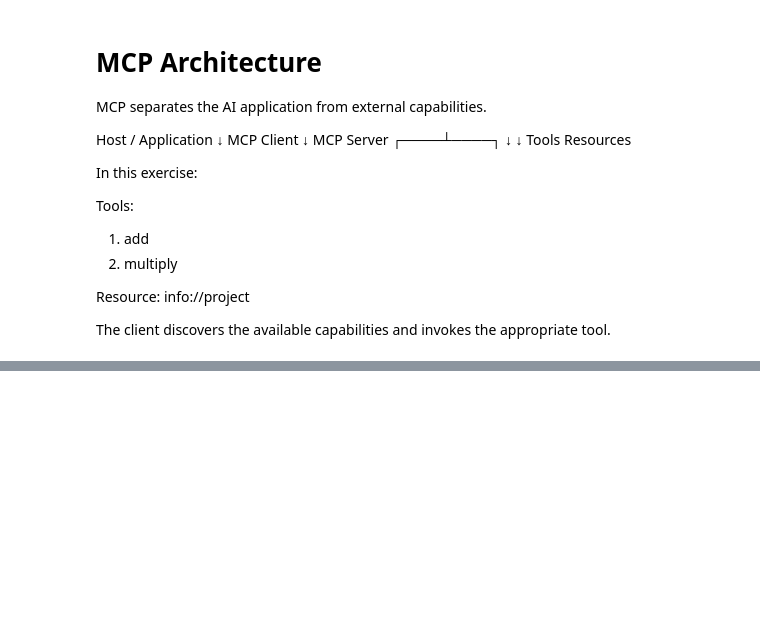
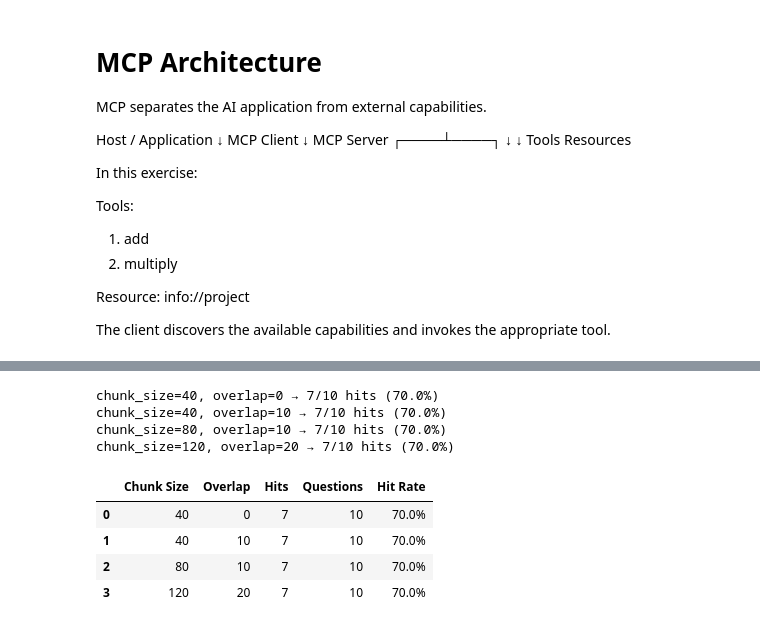
Before and after one commit to arunhari5342-afk/ai-learning, a Jupyter notebook: week3/03_memory_rag_mcp.ipynb, the cells around one changed output, grey strips where cells are left out. Cells and saved outputs as stored; diff of their text form; code cells hidden in the pictures; blank space fills up the shorter version.

```diff
--- a/week3/03_memory_rag_mcp.ipynb
+++ b/week3/03_memory_rag_mcp.ipynb
@@ -405,0 +779,51 @@ appropriate tool.
+# %%
+chunk_configs = [
+    {"chunk_size": 40, "overlap": 0},
+    {"chunk_size": 40, "overlap": 10},
+    {"chunk_size": 80, "overlap": 10},
+    {"chunk_size": 120, "overlap": 20},
+]
+
+experiment_results = []
+
+for config in chunk_configs:
+    result = evaluate_configuration(
+        chunk_size=config["chunk_size"],
+        overlap=config["overlap"],
+        top_k=2,
+    )
+
+    experiment_results.append(result)
+
+    print(
+        f"chunk_size={result['chunk_size']}, "
+        f"overlap={result['overlap']} → "
+        f"{result['hits']}/{result['total']} hits "
+        f"({result['hit_rate']:.1%})"
+    )
+# %% [output]
+chunk_size=40, overlap=0 → 7/10 hits (70.0%)
+chunk_size=40, overlap=10 → 7/10 hits (70.0%)
+chunk_size=80, overlap=10 → 7/10 hits (70.0%)
+chunk_size=120, overlap=20 → 7/10 hits (70.0%)
+# %%
+import pandas as pd
+
+experiment_table = pd.DataFrame([
+    {
+        "Chunk Size": result["chunk_size"],
+        "Overlap": result["overlap"],
+        "Hits": result["hits"],
+        "Questions": result["total"],
+        "Hit Rate": f"{result['hit_rate']:.1%}",
+    }
+    for result in experiment_results
+])
+
+experiment_table
+# %% [output]
+|  | Chunk Size | Overlap | Hits | Questions | Hit Rate |
+| 0 | 40 | 0 | 7 | 10 | 70.0% |
+| 1 | 40 | 10 | 7 | 10 | 70.0% |
+| 2 | 80 | 10 | 7 | 10 | 70.0% |
+| 3 | 120 | 20 | 7 | 10 | 70.0% |
```
Also changed, not shown: parts of 20 cells of this notebook.
